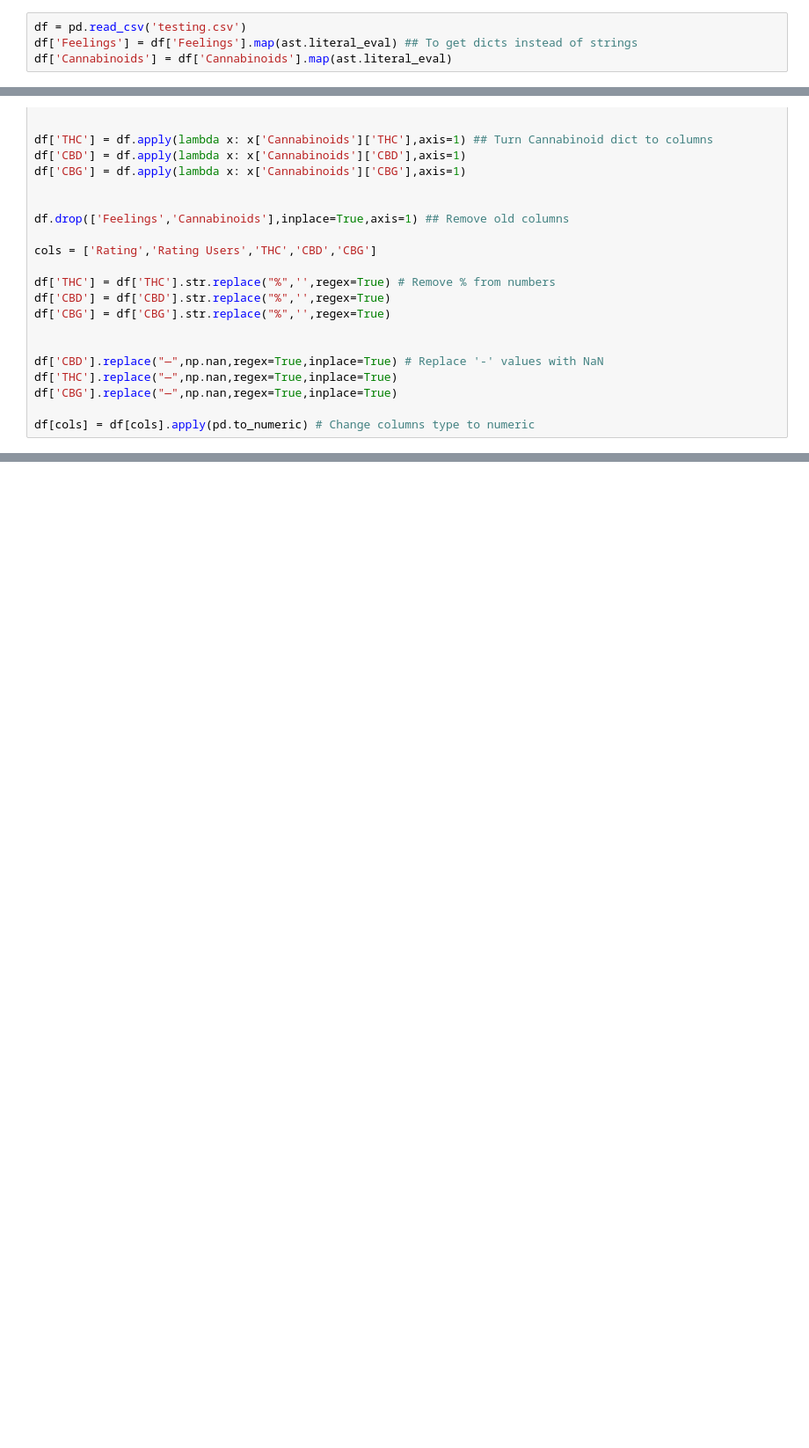
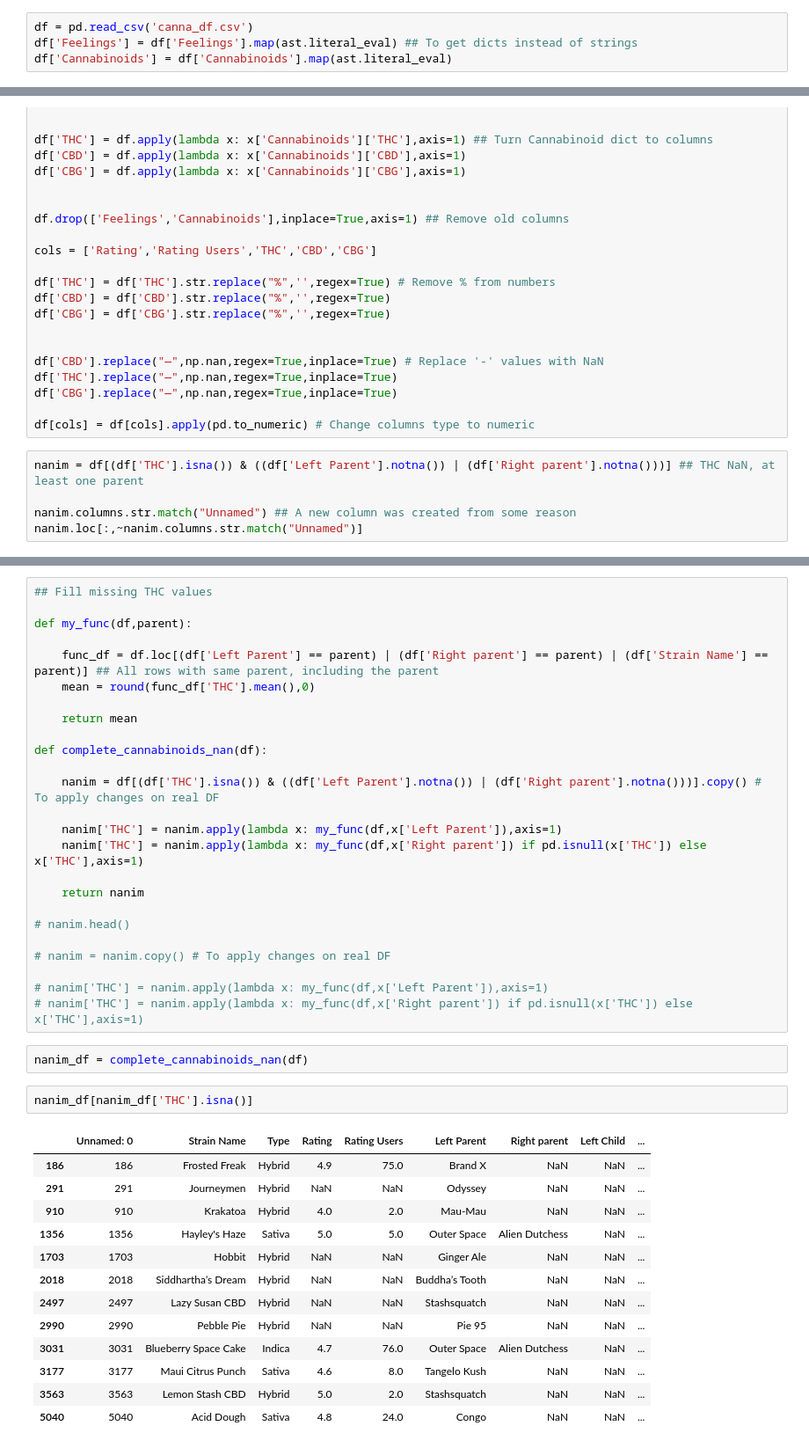
Before and after one commit to DanielOfir/Cannabis-Analysis, a Jupyter notebook: dataCleaning.ipynb, the cells around one changed output, grey strips where cells are left out. Shown: that part at 88% size. Drawn from its saved outputs; the diff is of its cells as text; blank space fills up the shorter version.

Commit message:
seperated files, cleaned thc with parents

```diff
--- a/dataCleaning.ipynb
+++ b/dataCleaning.ipynb
@@ -13,7 +13,7 @@ import matplotlib.pyplot as plt
 
 %matplotlib inline
 # %%
-df = pd.read_csv('testing.csv')
+df = pd.read_csv('canna_df.csv')
 df['Feelings'] = df['Feelings'].map(ast.literal_eval) ## To get dicts instead of strings
 df['Cannabinoids'] = df['Cannabinoids'].map(ast.literal_eval)
 # %%
@@ -51,3 +51,8 @@ df['THC'].replace("—",np.nan,regex=True,inplace=True)
 df['CBG'].replace("—",np.nan,regex=True,inplace=True)
 
 df[cols] = df[cols].apply(pd.to_numeric) # Change columns type to numeric
+# %%
+nanim = df[(df['THC'].isna()) & ((df['Left Parent'].notna()) | (df['Right parent'].notna()))] ## THC NaN, at least one parent
+
+nanim.columns.str.match("Unnamed") ## A new column was created from some reason
+nanim.loc[:,~nanim.columns.str.match("Unnamed")]
@@ -53,0 +73,43 @@ df[cols] = df[cols].apply(pd.to_numeric) # Change columns type to numeric
+# %%
+## Fill missing THC values
+
+def my_func(df,parent):
+
+    func_df = df.loc[(df['Left Parent'] == parent) | (df['Right parent'] == parent) | (df['Strain Name'] == parent)] ## All rows with same parent, including the parent
+    mean = round(func_df['THC'].mean(),0)
+
+    return mean
+
+def complete_cannabinoids_nan(df):
+
+    nanim = df[(df['THC'].isna()) & ((df['Left Parent'].notna()) | (df['Right parent'].notna()))].copy() # To apply changes on real DF
+
+    nanim['THC'] = nanim.apply(lambda x: my_func(df,x['Left Parent']),axis=1)
+    nanim['THC'] = nanim.apply(lambda x: my_func(df,x['Right parent']) if pd.isnull(x['THC']) else x['THC'],axis=1)
+
+    return nanim
+
+# nanim.head()
+
+# nanim = nanim.copy() # To apply changes on real DF
+
+# nanim['THC'] = nanim.apply(lambda x: my_func(df,x['Left Parent']),axis=1)
+# nanim['THC'] = nanim.apply(lambda x: my_func(df,x['Right parent']) if pd.isnull(x['THC']) else x['THC'],axis=1)
+# %%
+nanim_df = complete_cannabinoids_nan(df)
+# %%
+nanim_df[nanim_df['THC'].isna()]
+# %% [output]
+|  | Unnamed: 0 | Strain Name | Type | Rating | Rating Users | Left Parent | Right parent | Left Child | ... |
+| 186 | 186 | Frosted Freak | Hybrid | 4.9 | 75.0 | Brand X | NaN | NaN | ... |
+| 291 | 291 | Journeymen | Hybrid | NaN | NaN | Odyssey | NaN | NaN | ... |
+| 910 | 910 | Krakatoa | Hybrid | 4.0 | 2.0 | Mau-Mau | NaN | NaN | ... |
+| 1356 | 1356 | Hayley's Haze | Sativa | 5.0 | 5.0 | Outer Space | Alien Dutchess | NaN | ... |
+| 1703 | 1703 | Hobbit | Hybrid | NaN | NaN | Ginger Ale | NaN | NaN | ... |
+| 2018 | 2018 | Siddhartha’s Dream | Hybrid | NaN | NaN | Buddha’s Tooth | NaN | NaN | ... |
+| 2497 | 2497 | Lazy Susan CBD | Hybrid | NaN | NaN | Stashsquatch | NaN | NaN | ... |
+| 2990 | 2990 | Pebble Pie | Hybrid | NaN | NaN | Pie 95 | NaN | NaN | ... |
+| 3031 | 3031 | Blueberry Space Cake | Indica | 4.7 | 76.0 | Outer Space | Alien Dutchess | NaN | ... |
+| 3177 | 3177 | Maui Citrus Punch | Sativa | 4.6 | 8.0 | Tangelo Kush | NaN | NaN | ... |
+| 3563 | 3563 | Lemon Stash CBD | Hybrid | 5.0 | 2.0 | Stashsquatch | NaN | NaN | ... |
+| 5040 | 5040 | Acid Dough | Sativa | 4.8 | 24.0 | Congo | NaN | NaN | ... |
```
Also changed, not shown: parts of 7 cells of this notebook, 2 other files.
